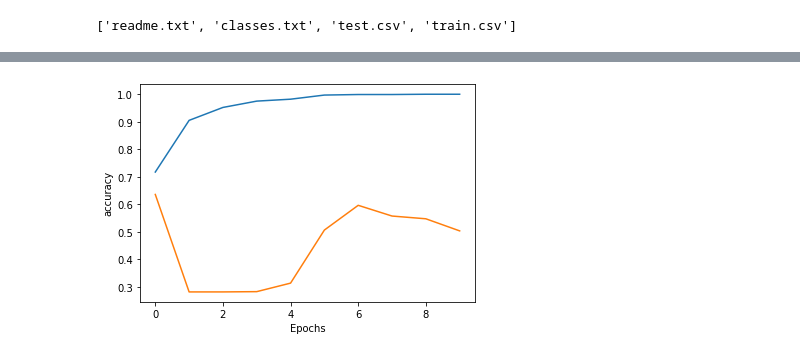
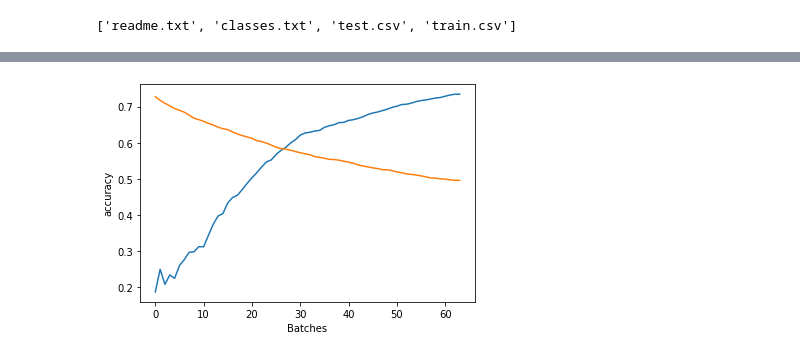
Before and after one commit to buzhangjiuzhou/DLfinal, a Jupyter notebook: bert_AGnews_3.ipynb, the cells around one changed output, grey strips where cells are left out. Drawn from its saved outputs; the diff is of its cells as text; code cells hidden in the pictures.

```diff
--- a/bert_AGnews_3.ipynb
+++ b/bert_AGnews_3.ipynb
@@ -219,6 +212,6 @@ tf.Tensor(2, shape=(), dtype=int64)
 # %%
 # 训练参数
-epochs = 10
+epochs = 1
 batch_size = 16
 validation_rate = 0.1
 # %%
@@ -228,6 +221,16 @@ loss = tf.keras.losses.SparseCategoricalCrossentropy(from_logits=True)
 metric = tf.keras.metrics.SparseCategoricalAccuracy('accuracy')
 model.compile(optimizer=optimizer, loss=loss, metrics=[metric])
 model_compare.compile(optimizer=optimizer, loss=loss, metrics=[metric])
+# %%
+# history是按照一个epoch记录一次，间隔太大了，所以手动重写一个基于batch的
+class BatchCallback(tf.keras.callbacks.History):
+  def __init__(self):
+    self.batch = []
+    self.history = {'loss':[], 'accuracy':[]}
+  def on_train_batch_end(self, batch, logs=None):
+    self.batch.append(batch)
+    for k, v in logs.items():
+      self.history[k].append(v)
 # %%
 # 模型训练
 history = model.fit(x=[train_ids, train_mask],
@@ -235,6 +238,6 @@ history = model.fit(x=[train_ids, train_mask],
      batch_size=batch_size,
      epochs=epochs,
      verbose=1,
-     callbacks=None,
+     callbacks=[BatchCallback()],
      shuffle=True)
 # %% [output]
@@ -265,7 +249,7 @@ history_compare = model_compare.fit(
     batch_size=batch_size,
     epochs=epochs,
     verbose=1,
-    callbacks=None,
+    callbacks=[BatchCallback()],
     shuffle=True
 )
 # %% [output]
@@ -309,12 +274,11 @@ model_compare.evaluate(x=[test_ids, test_mask],
 # %%
 # 画图
 def plot_graphs(history,history_compare, metric):
   plt.plot(history.history[metric])
   plt.plot(history_compare.history[metric])
-  plt.xlabel("Epochs")
+  plt.xlabel("Batches")
   plt.ylabel(metric)
   plt.show()
+plot_graphs(history, history_compare, 'accuracy')
+# %% [output]
+[figure, added]
-# %%
-plot_graphs(history, history_compare, 'accuracy')
-# %% [output]
-[figure, removed]
```
Also changed, not shown: parts of 16 cells of this notebook.
